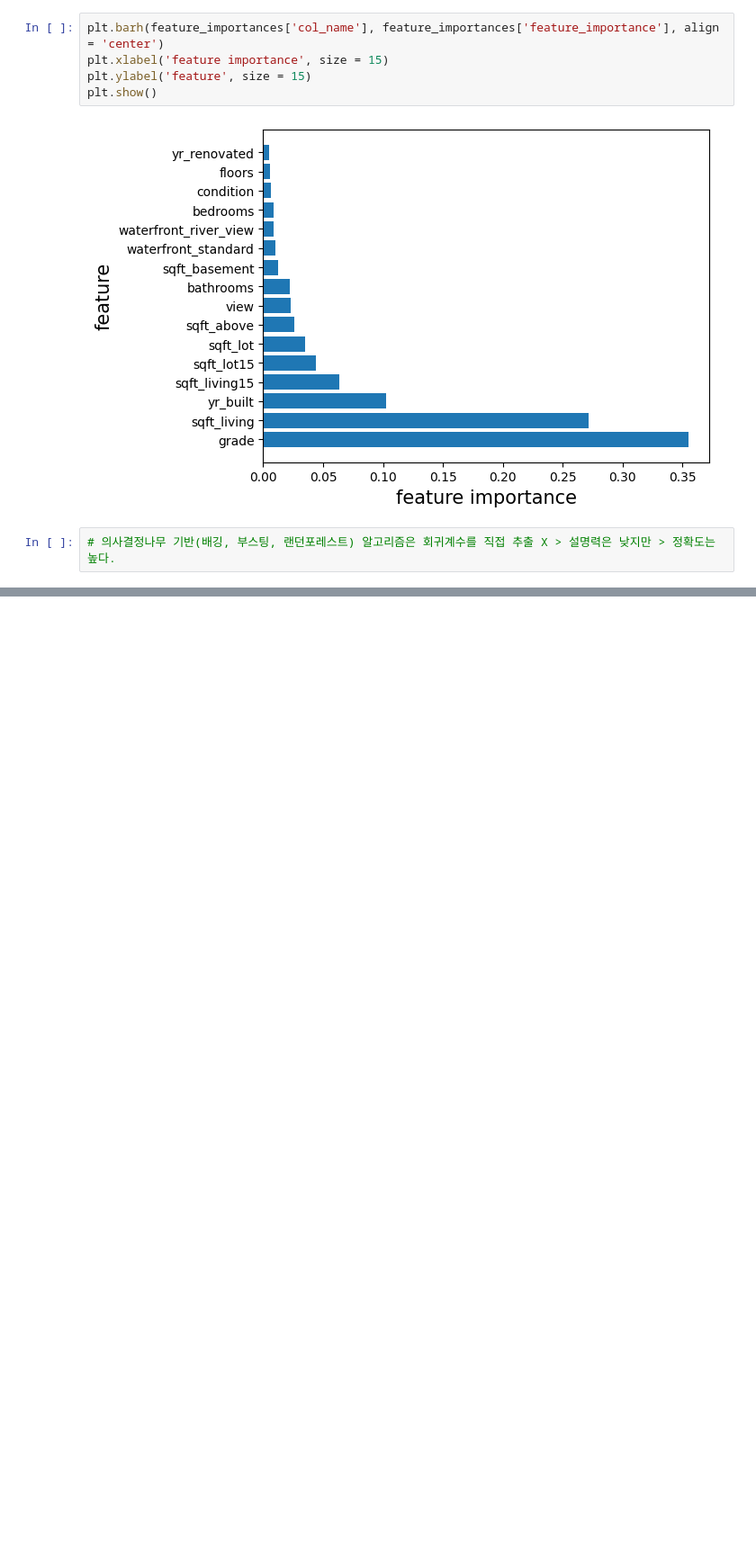
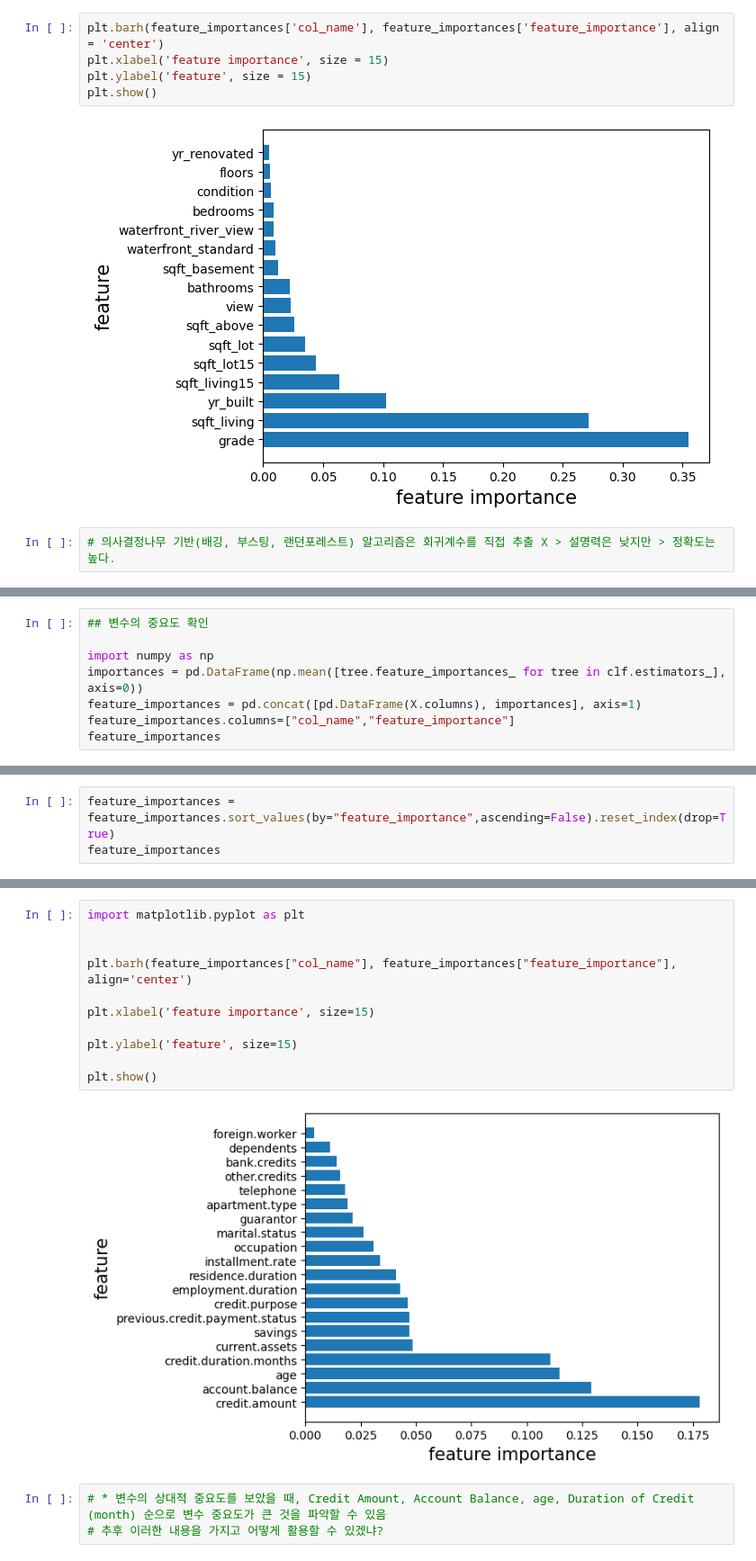
Before and after one commit to blackbutterfly0852/ADP_2, a Jupyter notebook: 221010_4_머신러닝.ipynb, the cells around one changed output, grey strips where cells are left out. Shown: that part at 90% size. Drawn from its saved outputs; the diff is of its cells as text; blank space fills up the shorter version.

```diff
--- a/221010_4_머신러닝.ipynb
+++ b/221010_4_머신러닝.ipynb
@@ -107,0 +177,8 @@ plt.show()
+# %%
+## 변수의 중요도 확인
+
+import numpy as np
+importances = pd.DataFrame(np.mean([tree.feature_importances_ for tree in clf.estimators_], axis=0))
+feature_importances = pd.concat([pd.DataFrame(X.columns), importances], axis=1)
+feature_importances.columns=["col_name","feature_importance"]
+feature_importances
@@ -107,0 +203,3 @@ plt.show()
+# %%
+feature_importances = feature_importances.sort_values(by="feature_importance",ascending=False).reset_index(drop=True)
+feature_importances
@@ -107,0 +224,16 @@ plt.show()
+# %%
+import matplotlib.pyplot as plt
+
+
+plt.barh(feature_importances["col_name"], feature_importances["feature_importance"], align='center')
+
+plt.xlabel('feature importance', size=15)
+
+plt.ylabel('feature', size=15)
+
+plt.show()
+# %% [output]
+[figure, added]
+# %%
+# * 변수의 상대적 중요도를 보았을 때, Credit Amount, Account Balance, age, Duration of Credit (month) 순으로 변수 중요도가 큰 것을 파악할 수 있음
+# 추후 이러한 내용을 가지고 어떻게 활용할 수 있겠냐?
```
Also changed, not shown: parts of 9 cells of this notebook.
